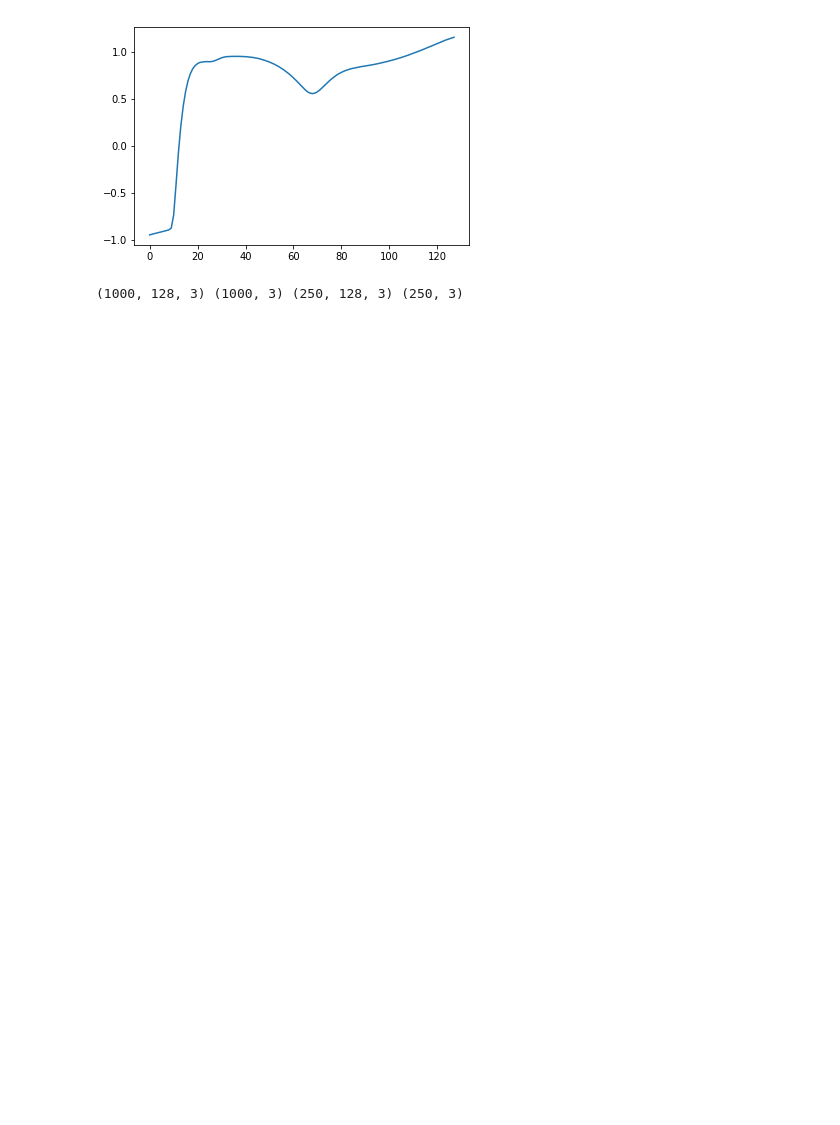
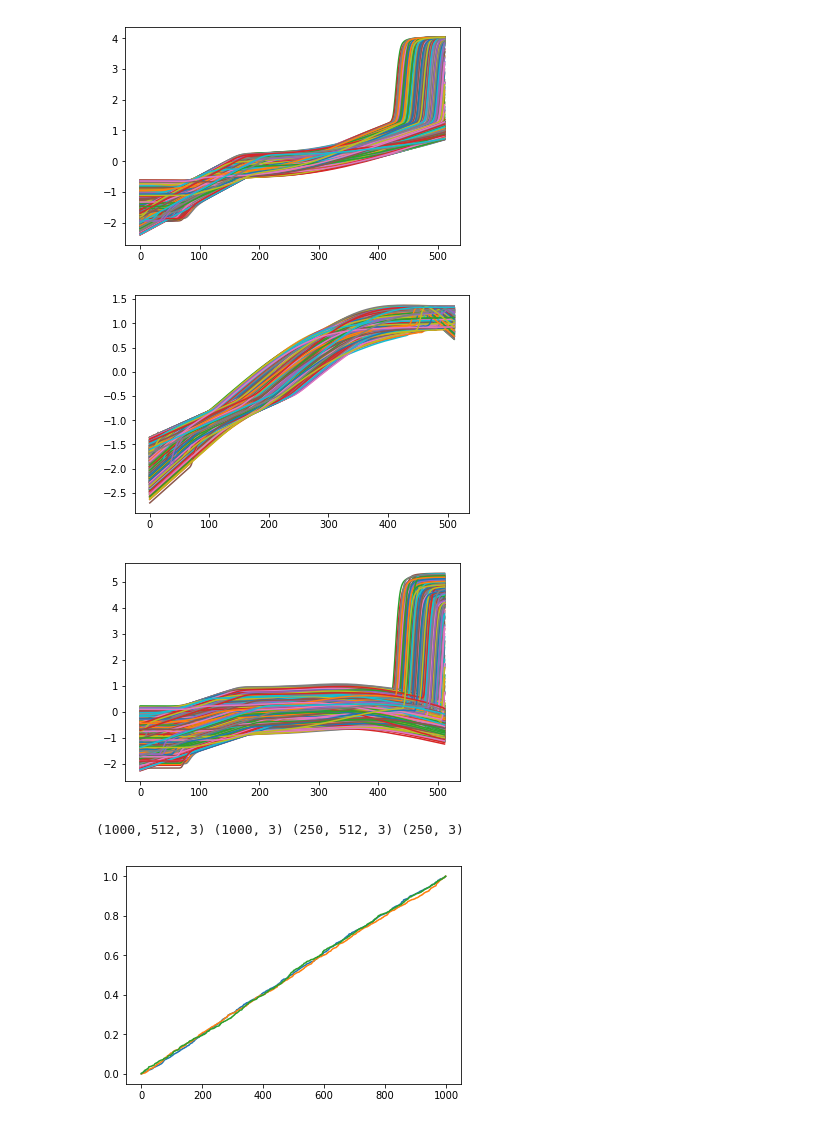
Before and after one commit to vinitX/ML_Scattering, a Jupyter notebook: ML/scattering_ML.ipynb, the cells around one changed output. Cells and saved outputs as stored; diff of their text form; code cells hidden in the pictures; blank space fills up the shorter version.

```diff
--- a/ML/scattering_ML.ipynb
+++ b/ML/scattering_ML.ipynb
@@ -14,31 +14,45 @@ Using TensorFlow backend.
 # %%
 x_train=np.loadtxt('X_train.csv',delimiter=',')
 y_train=np.loadtxt('Y_train.csv',delimiter=',')
 x_test=np.loadtxt('X_test.csv',delimiter=',')
 y_test=np.loadtxt('Y_test.csv',delimiter=',')
 
-mean=np.mean(x_train,axis=0)
-std=np.std(x_train,axis=0)
-x_train=(x_train-mean)/std
-x_test=(x_test-mean)/std
-x_train=np.reshape(x_train,(-1,128,3))
-x_test=np.reshape(x_test,(-1,128,3))
+x_train=np.reshape(x_train,(-1,512,3))
+x_test=np.reshape(x_test,(-1,512,3))
+
+for i in range(3):
+    mean=np.mean(x_train[:,:,i])
+    std=np.std(x_train[:,:,i])
+    x_train[:,:,i]=(x_train[:,:,i]-mean)/std
+    x_test[:,:,i]=(x_test[:,:,i]-mean)/std
 #x_train=np.expand_dims(x_train, axis=2)
 #x_test=np.expand_dims(x_test, axis=2)
 
-plt.plot(x_train[3,:,1])
+plt.plot(np.transpose(x_train[:,:,0]))
 plt.show()
-'''y_train=np.log10(y_train)
+plt.plot(np.transpose(x_train[:,:,1]))
+plt.show()
+plt.plot(np.transpose(x_train[:,:,2]))
+plt.show()
+
+y_train=np.log10(y_train)
 y_test=np.log10(y_test)
 y_train[:,1]=y_train[:,1]+1
-y_test[:,1]=y_test[:,1]+1'''
-max=np.max(y_train,axis=0)
+y_test[:,1]=y_test[:,1]+1
+y_train[:,2]=y_train[:,2]/2
+y_test[:,2]=y_test[:,2]/2
+'''max=np.max(y_train,axis=0)
 y_train=y_train/max
-y_test=y_test/max
+y_test=y_test/max'''
+for i in range(3):
+    plt.plot(np.sort(y_train[:,i]))
 
 print(np.shape(x_train),np.shape(y_train),np.shape(x_test),np.shape(y_test))
 # %% [output]
-[figure, old version]
+[figure, new version]
+[figure, added]
+[figure, added]
-(1000, 128, 3) (1000, 3) (250, 128, 3) (250, 3)
+(1000, 512, 3) (1000, 3) (250, 512, 3) (250, 3)
+[figure, added]
 # %%
 #Data Analysis
```
Also changed, not shown: parts of 9 cells of this notebook, 24 other files.
